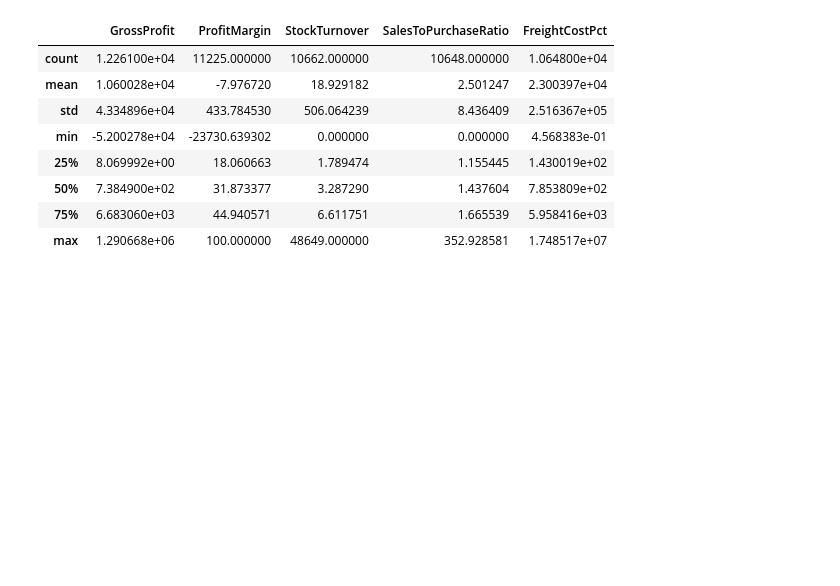
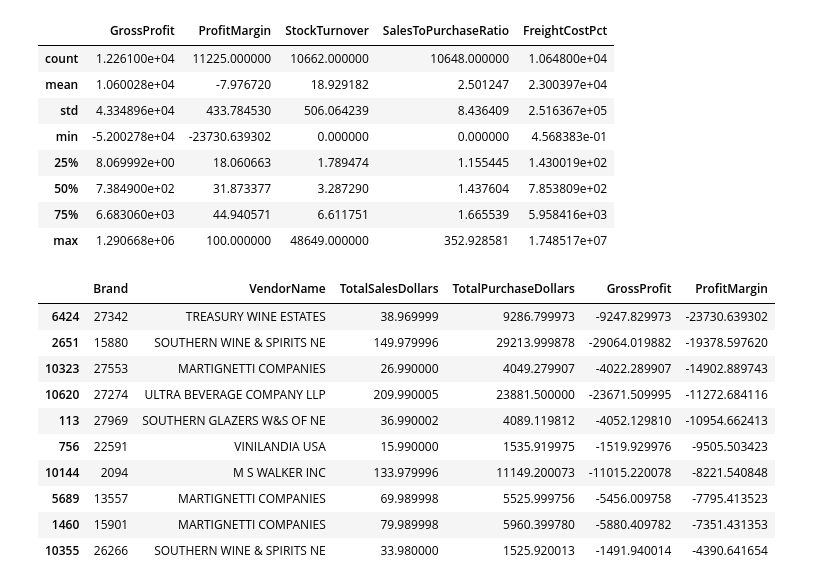
Before and after one commit to Imtiazjumman/Vendor_Data_Analysis, a Jupyter notebook: Vendor_Data_Analysis.ipynb, the cells around one changed output. Cells and saved outputs as stored; diff of their text form; code cells hidden in the pictures; blank space fills up the shorter version.

```diff
--- a/Vendor_Data_Analysis.ipynb
+++ b/Vendor_Data_Analysis.ipynb
@@ -233,3 +233,19 @@ df[['GrossProfit','ProfitMargin','StockTurnover','SalesToPurchaseRatio','Freight
 | 50% | 7.384900e+02 | 31.873377 | 3.287290 | 1.437604 | 7.853809e+02 |
 | 75% | 6.683060e+03 | 44.940571 | 6.611751 | 1.665539 | 5.958416e+03 |
 | max | 1.290668e+06 | 100.000000 | 48649.000000 | 352.928581 | 1.748517e+07 |
+# %%
+# To See the negative profit margin outliers.
+
+df.sort_values('ProfitMargin').head(10)[['Brand','VendorName','TotalSalesDollars','TotalPurchaseDollars','GrossProfit','ProfitMargin']]
+# %% [output]
+|  | Brand | VendorName | TotalSalesDollars | TotalPurchaseDollars | GrossProfit | ProfitMargin |
+| 6424 | 27342 | TREASURY WINE ESTATES | 38.969999 | 9286.799973 | -9247.829973 | -23730.639302 |
+| 2651 | 15880 | SOUTHERN WINE & SPIRITS NE | 149.979996 | 29213.999878 | -29064.019882 | -19378.597620 |
+| 10323 | 27553 | MARTIGNETTI COMPANIES | 26.990000 | 4049.279907 | -4022.289907 | -14902.889743 |
+| 10620 | 27274 | ULTRA BEVERAGE COMPANY LLP | 209.990005 | 23881.500000 | -23671.509995 | -11272.684116 |
+| 113 | 27969 | SOUTHERN GLAZERS W&S OF NE | 36.990002 | 4089.119812 | -4052.129810 | -10954.662413 |
+| 756 | 22591 | VINILANDIA USA | 15.990000 | 1535.919975 | -1519.929976 | -9505.503423 |
+| 10144 | 2094 | M S WALKER INC | 133.979996 | 11149.200073 | -11015.220078 | -8221.540848 |
+| 5689 | 13557 | MARTIGNETTI COMPANIES | 69.989998 | 5525.999756 | -5456.009758 | -7795.413523 |
+| 1460 | 15901 | MARTIGNETTI COMPANIES | 79.989998 | 5960.399780 | -5880.409782 | -7351.431353 |
+| 10355 | 26266 | SOUTHERN WINE & SPIRITS NE | 33.980000 | 1525.920013 | -1491.940014 | -4390.641654 |
```
Also changed, not shown: parts of 7 cells of this notebook.
